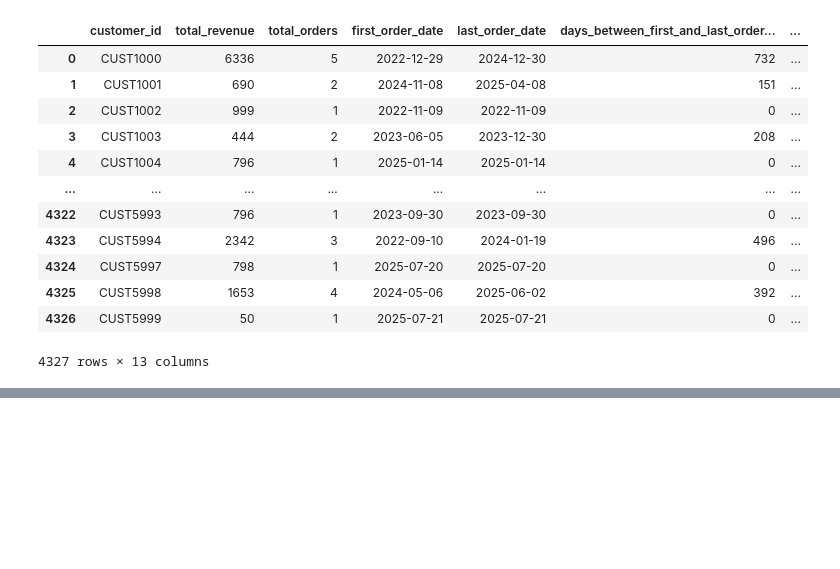
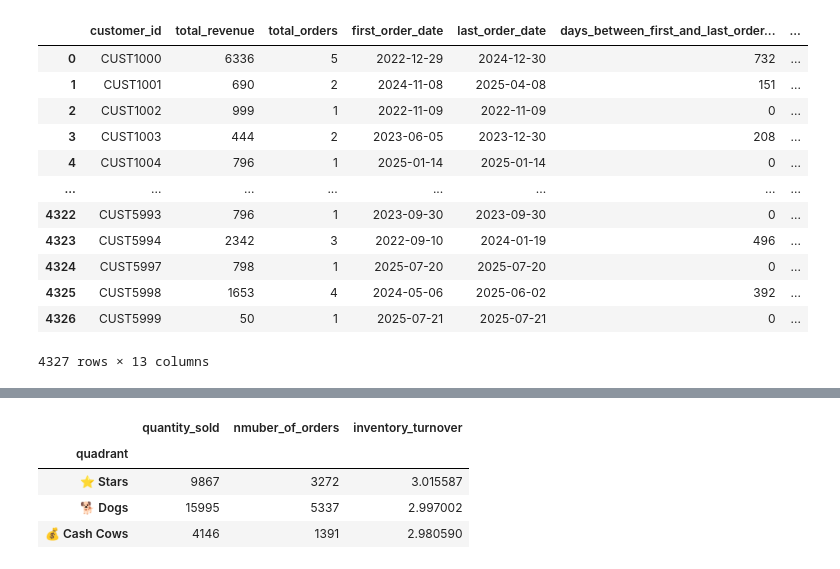
Before and after one commit to r-tavakoli/ai-ml-exercises, a Jupyter notebook: pandas/009_ecommerce_sales.ipynb, the cells around one changed output, grey strips where cells are left out. Cells and saved outputs as stored; diff of their text form; code cells hidden in the pictures; blank space fills up the shorter version.

```diff
--- a/pandas/009_ecommerce_sales.ipynb
+++ b/pandas/009_ecommerce_sales.ipynb
@@ -375,0 +389,14 @@ product_metrics
+# %%
+# step 3
+quadrant_metrics = product_metrics.groupby(['quadrant']).agg(
+    quantity_sold = ('total_units_sold', 'sum'),
+    nmuber_of_orders = ('number_of_orders', 'sum')
+)
+quadrant_metrics['inventory_turnover'] = quadrant_metrics['quantity_sold'] / quadrant_metrics['nmuber_of_orders']
+quadrant_metrics
+# %% [output]
+|  | quantity_sold | nmuber_of_orders | inventory_turnover |
+| quadrant |  |  |  |
+| ⭐ Stars | 9867 | 3272 | 3.015587 |
+| 🐕 Dogs | 15995 | 5337 | 2.997002 |
+| 💰 Cash Cows | 4146 | 1391 | 2.980590 |
```
Also changed, not shown: parts of 6 cells of this notebook.
